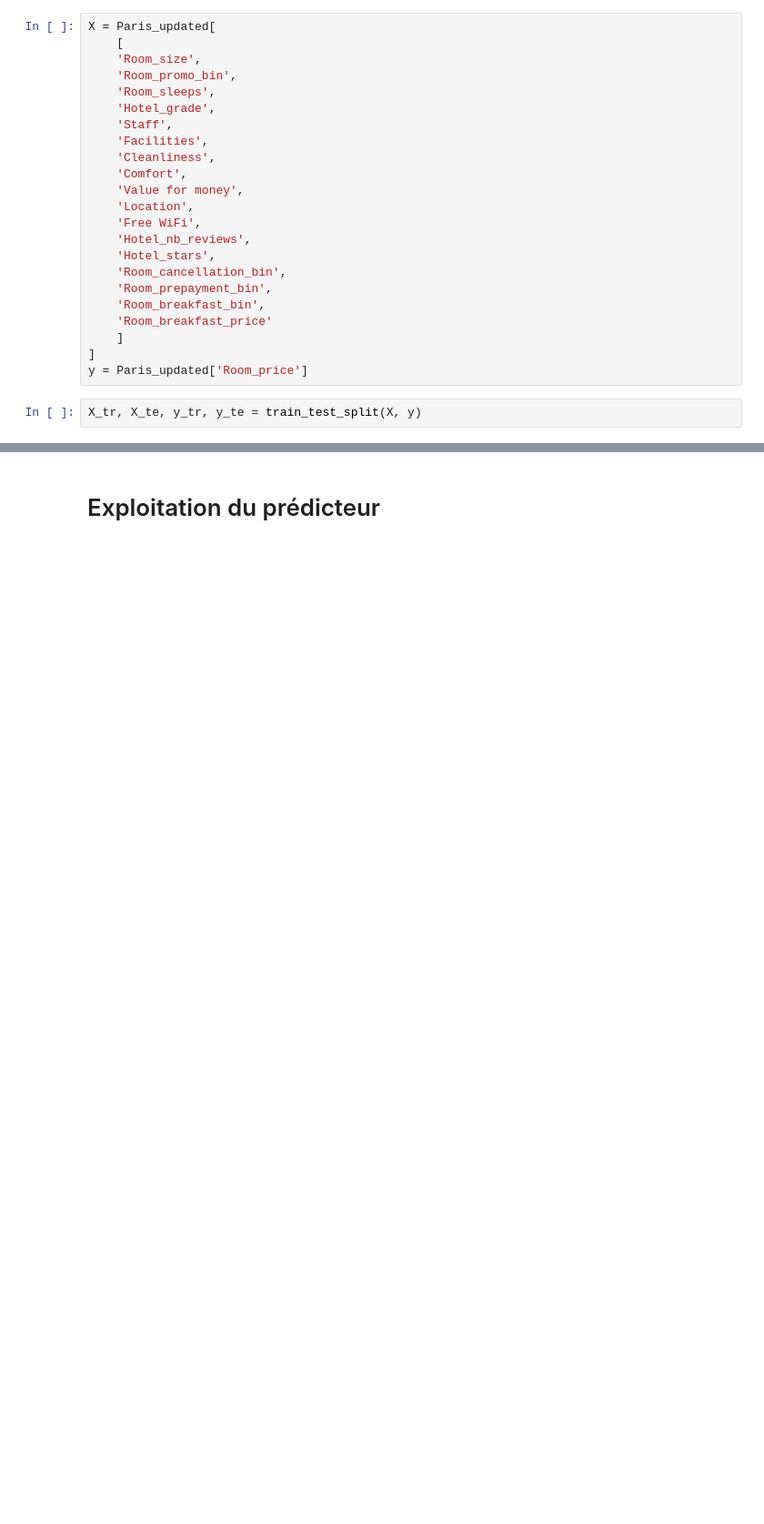
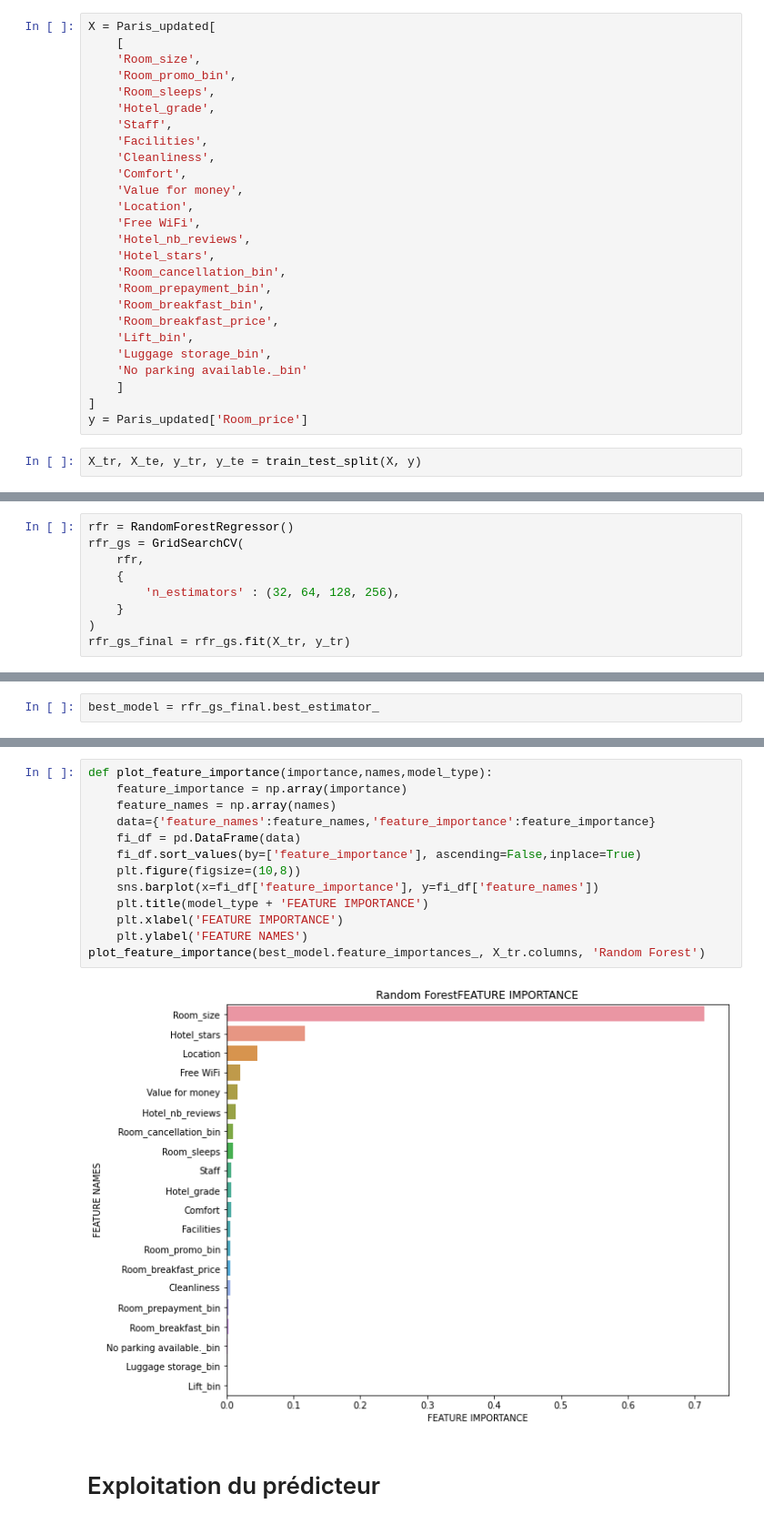
Before and after one commit to Benjamin-Chauvet/Booking_Hotels_Ranking, a Jupyter notebook: Booking_Machine_Learning/booking_machine_learning/presentation.ipynb, the cells around one changed output, grey strips where cells are left out. Shown: that part at 91% size. Cells and saved outputs as stored; diff of their text form; blank space fills up the shorter version.

```diff
--- a/Booking_Machine_Learning/booking_machine_learning/presentation.ipynb
+++ b/Booking_Machine_Learning/booking_machine_learning/presentation.ipynb
@@ -213,7 +228,10 @@ X = Paris_updated[
     'Room_cancellation_bin',
     'Room_prepayment_bin',
     'Room_breakfast_bin',
-    'Room_breakfast_price'
+    'Room_breakfast_price',
+    'Lift_bin',
+    'Luggage storage_bin',
+    'No parking available._bin'
     ]
 ]
 y = Paris_updated['Room_price']
@@ -259,0 +260,9 @@ pl_gs_final = pl_gs.fit(X_tr, y_tr)
+# %%
+rfr = RandomForestRegressor()
+rfr_gs = GridSearchCV(
+    rfr,
+    {
+        'n_estimators' : (32, 64, 128, 256),
+    }
+)
+rfr_gs_final = rfr_gs.fit(X_tr, y_tr)
@@ -260 +273,3 @@ pl_gs_final = pl_gs.fit(X_tr, y_tr)
+# %%
+best_model = rfr_gs_final.best_estimator_
 # %%
@@ -264,2 +279,17 @@ pl_gs_final.score(X_tr, y_tr)
+# %%
+def plot_feature_importance(importance,names,model_type):
+    feature_importance = np.array(importance)
+    feature_names = np.array(names)
+    data={'feature_names':feature_names,'feature_importance':feature_importance}
+    fi_df = pd.DataFrame(data)
+    fi_df.sort_values(by=['feature_importance'], ascending=False,inplace=True)
+    plt.figure(figsize=(10,8))
+    sns.barplot(x=fi_df['feature_importance'], y=fi_df['feature_names'])
+    plt.title(model_type + 'FEATURE IMPORTANCE')
+    plt.xlabel('FEATURE IMPORTANCE')
+    plt.ylabel('FEATURE NAMES')
+plot_feature_importance(best_model.feature_importances_, X_tr.columns, 'Random Forest')
+# %% [output]
+[figure, added]
 # %% [markdown]
 # Exploitation du prédicteur
```
Also changed, not shown: parts of 23 cells of this notebook, 4 other files.
